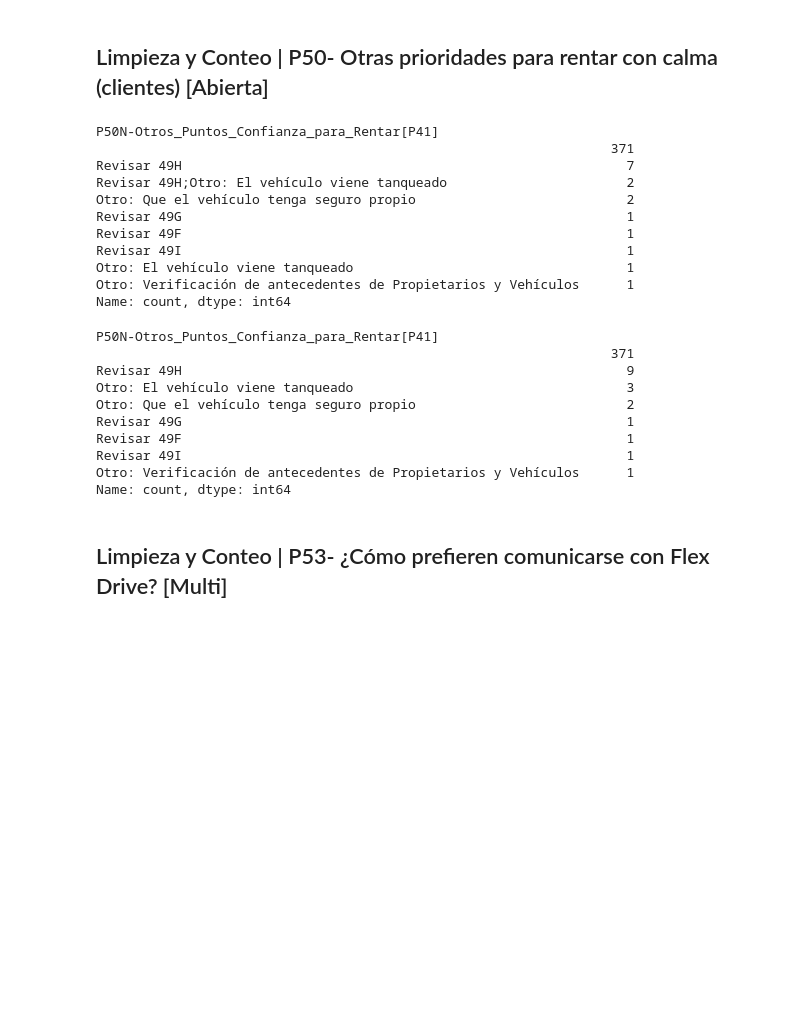
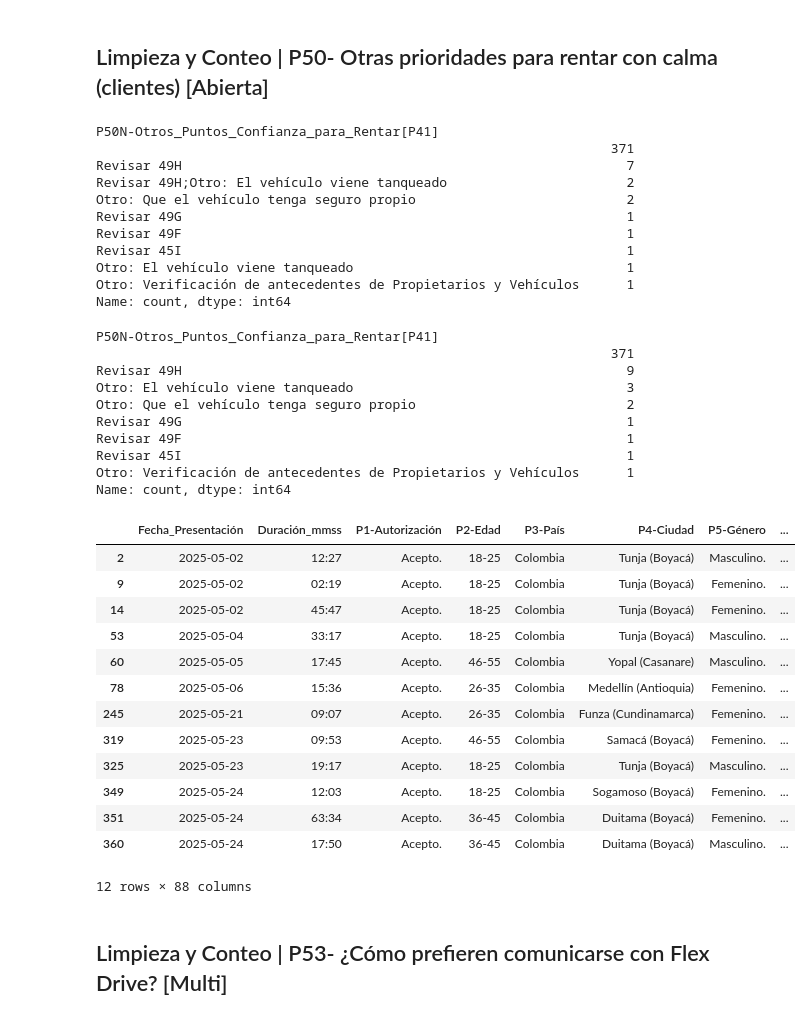
Before and after one commit to JorgeDanielRamirezNieves/Flex-Drive, a Jupyter notebook: Data-Analytics/code/Big-Data/FlexDrive_LimpiezaBigData.ipynb, the cells around one changed output. Cells and saved outputs as stored; diff of their text form; code cells hidden in the pictures; blank space fills up the shorter version.

```diff
--- a/Data-Analytics/code/Big-Data/FlexDrive_LimpiezaBigData.ipynb
+++ b/Data-Analytics/code/Big-Data/FlexDrive_LimpiezaBigData.ipynb
@@ -1147,7 +1162,7 @@ mapeo_P50_motivos_para_rentar_con_calma = {
 
     'Especificaciones en el nivel de gasolina, por ejemplo, de tener un bajo nivel de gasolina el usuario se enfrenta a tener que rellenar el tanque con su propio dinero y si no se especifica en el contrato (Por ejemplo, que cada entrega debe tener como mínimo un nivel de gasolina) el usuario no puede apelar a nada' : ['Revisar 49H', 'Otro: El vehículo viene tanqueado'],
 
-    'AGILIDAD EN LA RENTA' : ['Revisar 49I'],
+    'AGILIDAD EN LA RENTA' : ['Revisar 45I'],
 
     '.' : [''],
     '..' : [''],
@@ -1170,35 +1185,52 @@ mapeo_P50_motivos_para_rentar_con_calma = {
 # Mapeamos las respuestas en la columna 'P50N-Otros_Puntos_Confianza_para_Rentar[P41]'
 df_FlexDrive = mapeo_respuestas(df_FlexDrive, 'P50N-Otros_Puntos_Confianza_para_Rentar[P41]', mapeo_P50_motivos_para_rentar_con_calma)
 
 
 # Conteo de respuestas (por agrupación) en la columna 'P50N-Otros_Puntos_Confianza_para_Rentar[P41]'
 display(df_FlexDrive["P50N-Otros_Puntos_Confianza_para_Rentar[P41]"].value_counts())
 
 
 # Conteo de respuestas (individuales) en la columna 'P50N-Otros_Puntos_Confianza_para_Rentar[P41]'
 display(df_FlexDrive["P50N-Otros_Puntos_Confianza_para_Rentar[P41]"].str.split(";").explode().value_counts())
+
+
+df_FlexDrive[df_FlexDrive["P50N-Otros_Puntos_Confianza_para_Rentar[P41]"].str.contains("Revisar")]
 # %% [output]
 P50N-Otros_Puntos_Confianza_para_Rentar[P41]
                                                                   371
 Revisar 49H                                                         7
 Revisar 49H;Otro: El vehículo viene tanqueado                       2
 Otro: Que el vehículo tenga seguro propio                           2
 Revisar 49G                                                         1
 Revisar 49F                                                         1
-Revisar 49I                                                         1
+Revisar 45I                                                         1
 Otro: El vehículo viene tanqueado                                   1
 Otro: Verificación de antecedentes de Propietarios y Vehículos      1
 Name: count, dtype: int64
 P50N-Otros_Puntos_Confianza_para_Rentar[P41]
                                                                   371
 Revisar 49H                                                         9
 Otro: El vehículo viene tanqueado                                   3
 Otro: Que el vehículo tenga seguro propio                           2
 Revisar 49G                                                         1
 Revisar 49F                                                         1
-Revisar 49I                                                         1
+Revisar 45I                                                         1
 Otro: Verificación de antecedentes de Propietarios y Vehículos      1
 Name: count, dtype: int64
+|  | Fecha_Presentación | Duración_mmss | P1-Autorización | P2-Edad | P3-País | P4-Ciudad | P5-Género | ... |
+| 2 | 2025-05-02 | 12:27 | Acepto. | 18-25 | Colombia | Tunja (Boyacá) | Masculino. | ... |
+| 9 | 2025-05-02 | 02:19 | Acepto. | 18-25 | Colombia | Tunja (Boyacá) | Femenino. | ... |
+| 14 | 2025-05-02 | 45:47 | Acepto. | 18-25 | Colombia | Tunja (Boyacá) | Femenino. | ... |
+| 53 | 2025-05-04 | 33:17 | Acepto. | 18-25 | Colombia | Tunja (Boyacá) | Masculino. | ... |
+| 60 | 2025-05-05 | 17:45 | Acepto. | 46-55 | Colombia | Yopal (Casanare) | Masculino. | ... |
+| 78 | 2025-05-06 | 15:36 | Acepto. | 26-35 | Colombia | Medellín (Antioquia) | Femenino. | ... |
+| 245 | 2025-05-21 | 09:07 | Acepto. | 26-35 | Colombia | Funza (Cundinamarca) | Femenino. | ... |
+| 319 | 2025-05-23 | 09:53 | Acepto. | 46-55 | Colombia | Samacá (Boyacá) | Femenino. | ... |
+| 325 | 2025-05-23 | 19:17 | Acepto. | 18-25 | Colombia | Tunja (Boyacá) | Masculino. | ... |
+| 349 | 2025-05-24 | 12:03 | Acepto. | 18-25 | Colombia | Sogamoso (Boyacá) | Femenino. | ... |
+| 351 | 2025-05-24 | 63:34 | Acepto. | 36-45 | Colombia | Duitama (Boyacá) | Femenino. | ... |
+| 360 | 2025-05-24 | 17:50 | Acepto. | 36-45 | Colombia | Duitama (Boyacá) | Masculino. | ... |
+12 rows × 88 columns
 # %% [markdown]
 ## Limpieza y Conteo | P53- ¿Cómo prefieren comunicarse con Flex Drive? [Multi]
 # %%
```
Also changed, not shown: parts of 3 cells of this notebook, 15 other files.
